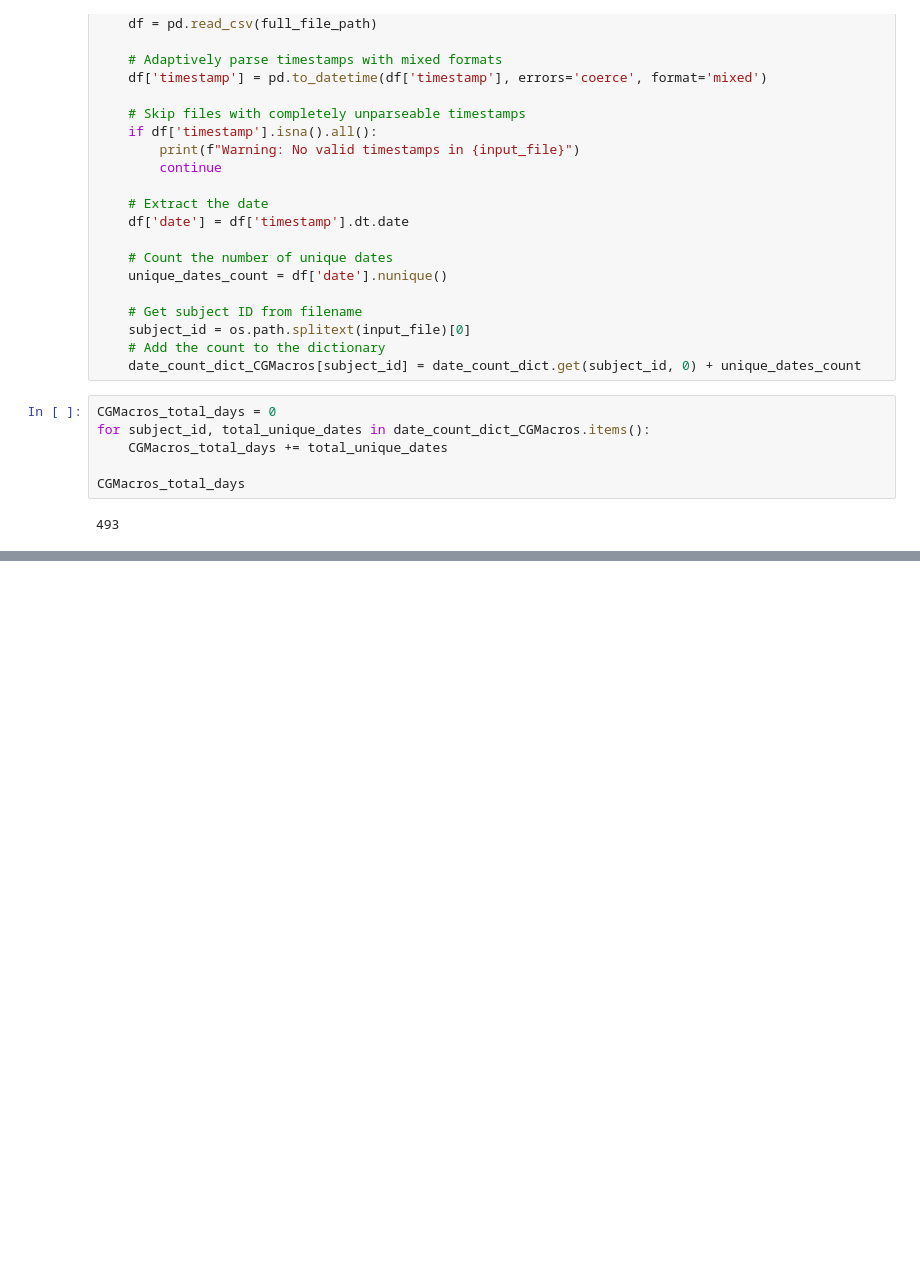
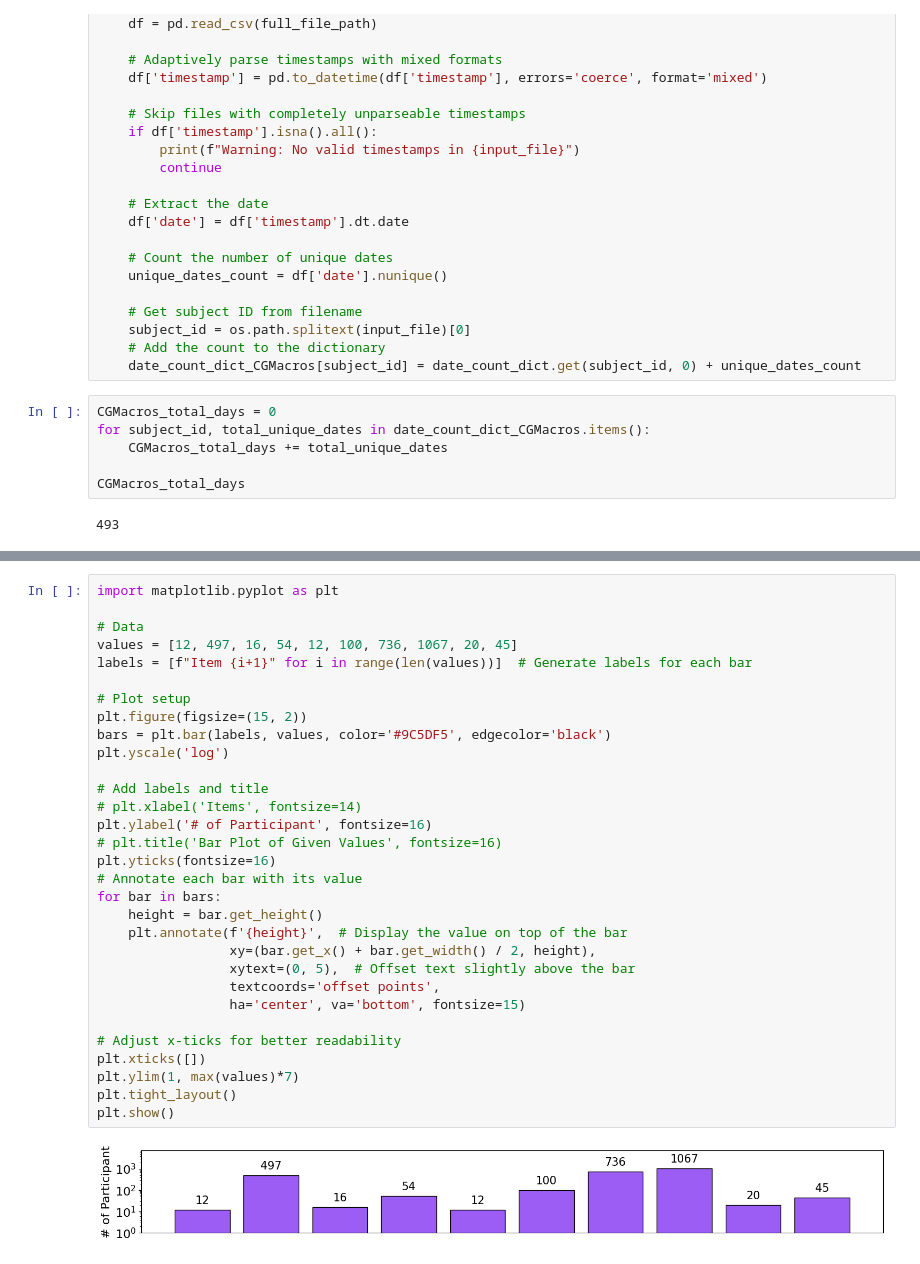
Before and after one commit to Augmented-Health-Lab/Glucose-ML_arxiV2025, a Jupyter notebook: Script_for_Figures/figure1_1_script.ipynb, the cells around one changed output, grey strips where cells are left out. Drawn from its saved outputs; the diff is of its cells as text; blank space fills up the shorter version.

```diff
--- a/Script_for_Figures/figure1_1_script.ipynb
+++ b/Script_for_Figures/figure1_1_script.ipynb
@@ -570,0 +537,33 @@ plt.show()
+# %%
+import matplotlib.pyplot as plt
+
+# Data
+values = [12, 497, 16, 54, 12, 100, 736, 1067, 20, 45]
+labels = [f"Item {i+1}" for i in range(len(values))]  # Generate labels for each bar
+
+# Plot setup
+plt.figure(figsize=(15, 2))
+bars = plt.bar(labels, values, color='#9C5DF5', edgecolor='black')
+plt.yscale('log')
+
+# Add labels and title
+# plt.xlabel('Items', fontsize=14)
+plt.ylabel('# of Participant', fontsize=16)
+# plt.title('Bar Plot of Given Values', fontsize=16)
+plt.yticks(fontsize=16)
+# Annotate each bar with its value
+for bar in bars:
+    height = bar.get_height()
+    plt.annotate(f'{height}',  # Display the value on top of the bar
+                 xy=(bar.get_x() + bar.get_width() / 2, height),
+                 xytext=(0, 5),  # Offset text slightly above the bar
+                 textcoords='offset points',
+                 ha='center', va='bottom', fontsize=15)
+
+# Adjust x-ticks for better readability
+plt.xticks([])
+plt.ylim(1, max(values)*7)
+plt.tight_layout()
+plt.show()
+# %% [output]
+[figure, added]
```
Also changed, not shown: parts of 3 cells of this notebook, 5 other files.
